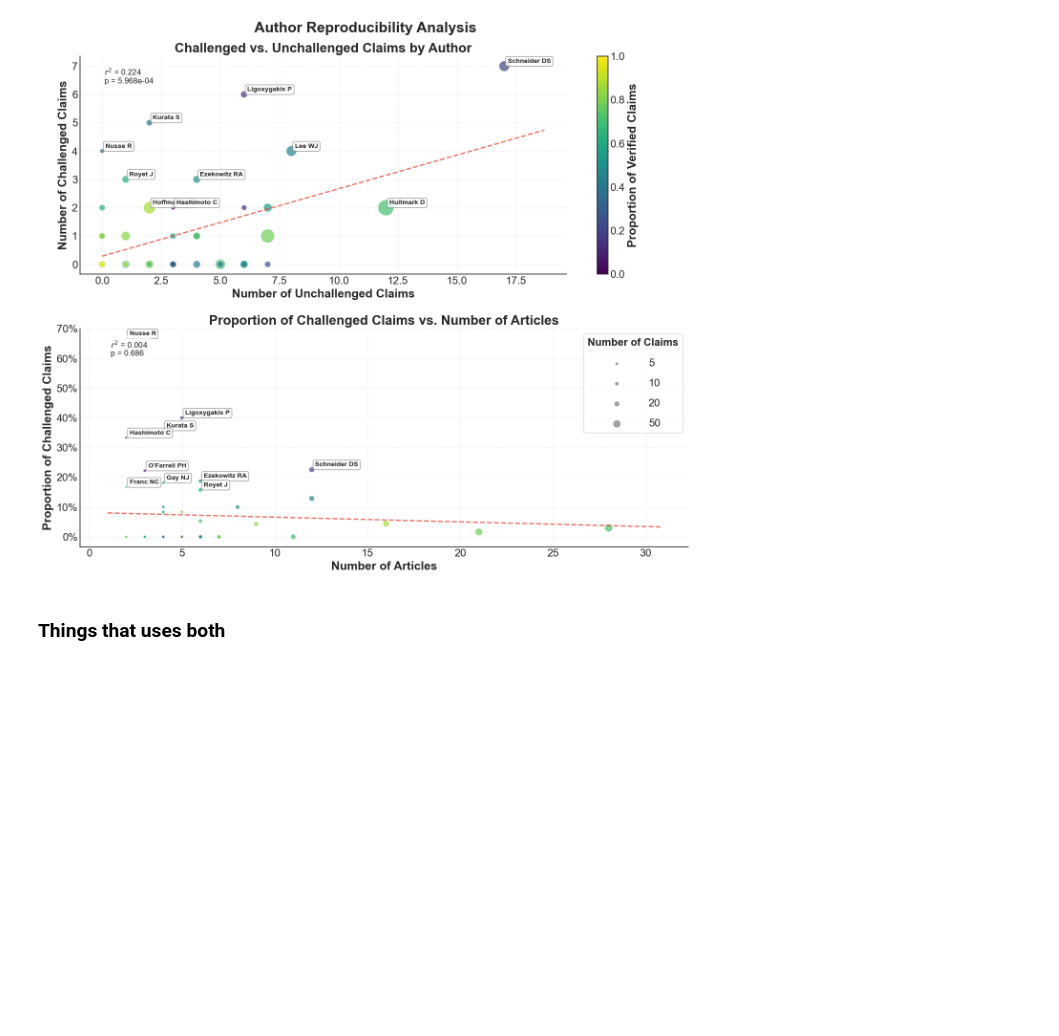
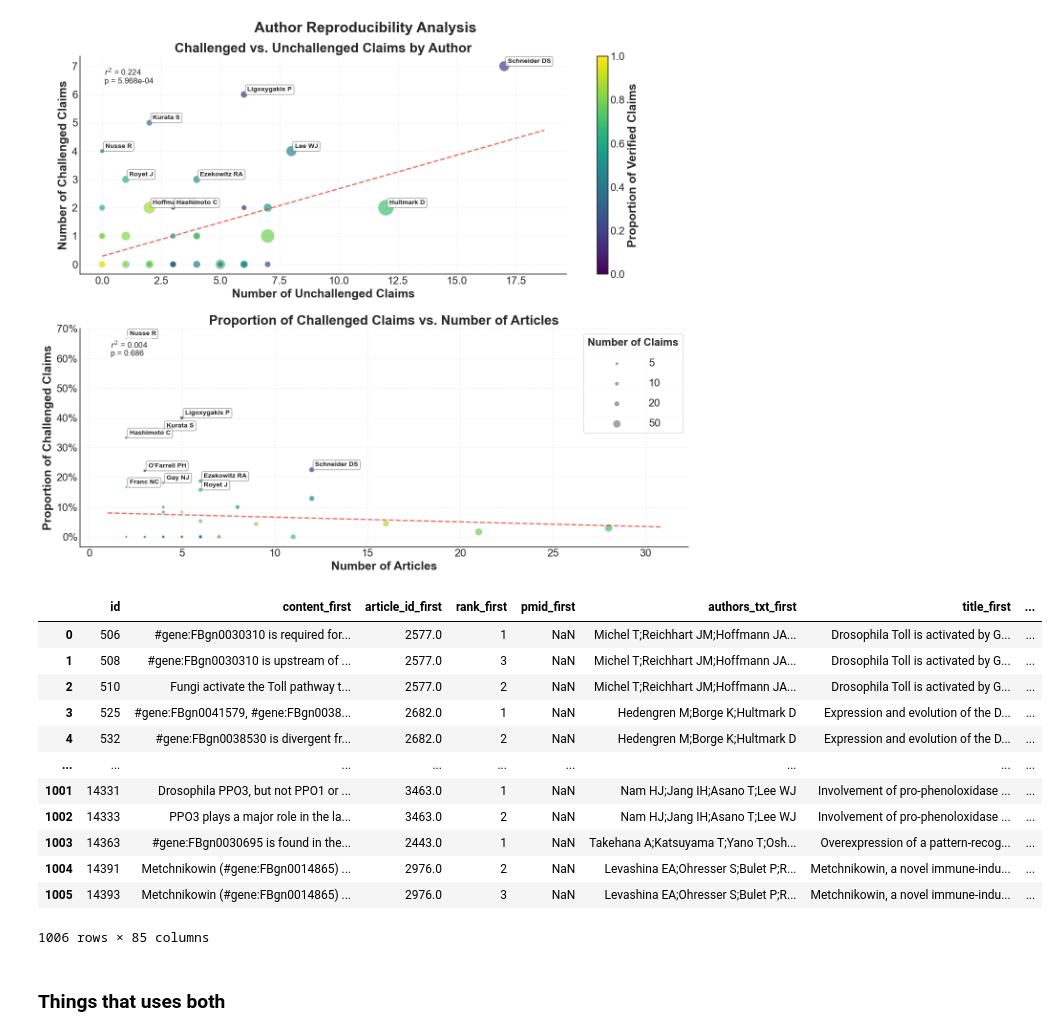
Before and after one commit to jcblemai/drosophila-reproducibility, a Jupyter notebook: analysis_authors_last.ipynb, the cells around one changed output. Drawn from its saved outputs; the diff is of its cells as text; code cells hidden in the pictures; blank space fills up the shorter version.

```diff
--- a/analysis_authors_last.ipynb
+++ b/analysis_authors_last.ipynb
@@ -332,5 +352,21 @@ plt.savefig(f'figures/fig5C_scatterB', dpi=300, bbox_inches='tight')
 # %% [output]
 [figure]
 [figure]
+# %%
+all_claims
+# %% [output]
+|  | id | content_first | article_id_first | rank_first | pmid_first | authors_txt_first | title_first | ... |
+| 0 | 506 | #gene:FBgn0030310 is required for... | 2577.0 | 1 | NaN | Michel T;Reichhart JM;Hoffmann JA... | Drosophila Toll is activated by G... | ... |
+| 1 | 508 | #gene:FBgn0030310 is upstream of ... | 2577.0 | 3 | NaN | Michel T;Reichhart JM;Hoffmann JA... | Drosophila Toll is activated by G... | ... |
+| 2 | 510 | Fungi activate the Toll pathway t... | 2577.0 | 2 | NaN | Michel T;Reichhart JM;Hoffmann JA... | Drosophila Toll is activated by G... | ... |
+| 3 | 525 | #gene:FBgn0041579, #gene:FBgn0038... | 2682.0 | 1 | NaN | Hedengren M;Borge K;Hultmark D | Expression and evolution of the D... | ... |
+| 4 | 532 | #gene:FBgn0038530 is divergent fr... | 2682.0 | 2 | NaN | Hedengren M;Borge K;Hultmark D | Expression and evolution of the D... | ... |
+| ... | ... | ... | ... | ... | ... | ... | ... | ... |
+| 1001 | 14331 | Drosophila PPO3, but not PPO1 or ... | 3463.0 | 1 | NaN | Nam HJ;Jang IH;Asano T;Lee WJ | Involvement of pro-phenoloxidase ... | ... |
+| 1002 | 14333 | PPO3 plays a major role in the la... | 3463.0 | 2 | NaN | Nam HJ;Jang IH;Asano T;Lee WJ | Involvement of pro-phenoloxidase ... | ... |
+| 1003 | 14363 | #gene:FBgn0030695 is found in the... | 2443.0 | 1 | NaN | Takehana A;Katsuyama T;Yano T;Osh... | Overexpression of a pattern-recog... | ... |
+| 1004 | 14391 | Metchnikowin (#gene:FBgn0014865) ... | 2976.0 | 2 | NaN | Levashina EA;Ohresser S;Bulet P;R... | Metchnikowin, a novel immune-indu... | ... |
+| 1005 | 14393 | Metchnikowin (#gene:FBgn0014865) ... | 2976.0 | 3 | NaN | Levashina EA;Ohresser S;Bulet P;R... | Metchnikowin, a novel immune-indu... | ... |
+1006 rows × 85 columns
 # %% [markdown]
 ### Things that uses both
```
Also changed, not shown: parts of 10 cells of this notebook, 2 other files.
